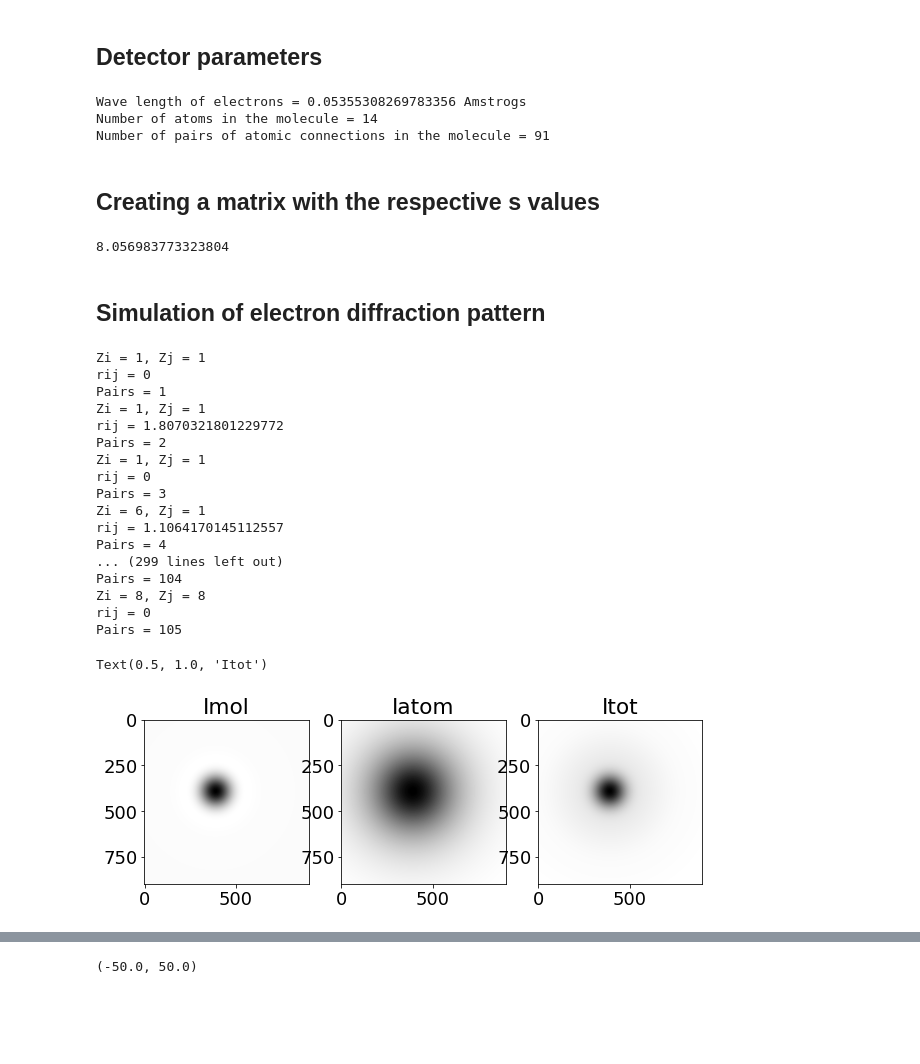
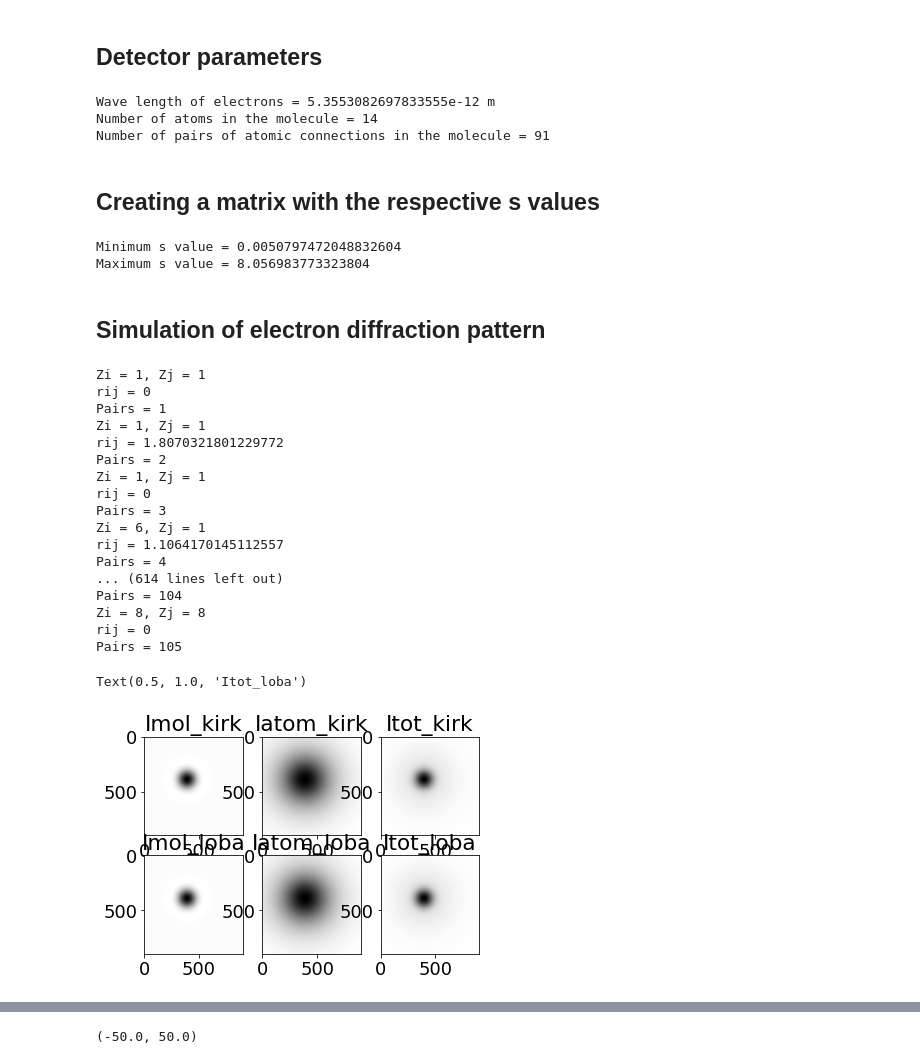
Before and after one commit to meghanad-kayanattil/Electron-diffraction, a Jupyter notebook: Simulation of gas-phase electron diffraction pattern.ipynb, the cells around one changed output, grey strips where cells are left out. Drawn from its saved outputs; the diff is of its cells as text; code cells hidden in the pictures; blank space fills up the shorter version.

```diff
--- a/Simulation of gas-phase electron diffraction pattern.ipynb
+++ b/Simulation of gas-phase electron diffraction pattern.ipynb
@@ -196,16 +288,16 @@ lambda_e = (planck_c*speed_light/(math.sqrt(KE*1000*(KE*1000+2*m0*speed_light**2
 #Defining the detector parameters this can be adapted from the experiment
 xcen = 391.55 #center of the diffraction
 ycen = 393.03 #center of the diffraction
-pixel_size_det = 4.8e-5 #size of the pixel
+pixel_size_det = 4.8e-5#size of the pixel
 shape_det = [900,900]
 distanceDet = 0.5 # in m
-wavel = lambda_e*1e10;
-print('Wave length of electrons = {} Amstrogs'.format(wavel)) #for 50kv electrons
+wavel = lambda_e
+print('Wave length of electrons = {} m'.format(wavel)) #for 50kv electrons
 N_atoms = len(xyz); print('Number of atoms in the molecule = {}'.format(N_atoms))
 pairs = int(N_atoms*(N_atoms-1)/2); print('Number of pairs of atomic connections in the molecule = {}'.format(pairs));
 r = np.zeros(pairs)
 # %% [output]
-Wave length of electrons = 0.05355308269783356 Amstrogs
+Wave length of electrons = 5.3553082697833555e-12 m
 Number of atoms in the molecule = 14
 Number of pairs of atomic connections in the molecule = 91
 # %% [markdown]
@@ -226,22 +318,28 @@ d = []
 
 for x,y in zip(xx,yy):
     temp_holder = ((x-xcen)**2)+((y-ycen)**2)
-    #print(temp_holder)
+
     d.append(np.sqrt(temp_holder)*pixel_size_det)
 
 theta = np.arctan(np.divide(d,distanceDet))
 
 four_pi_lam  = 4*math.pi/wavel
 
-s = np.multiply(np.sin(np.divide(theta,2)),four_pi_lam)
+s = np.multiply(np.sin(np.divide(theta,2)),four_pi_lam)*1e-10
 
-np.max(s)
+print("Minimum s value = {}".format(s.min()))
+print("Maximum s value = {}".format(s.max()))
 # %% [output]
-8.056983773323804
+Minimum s value = 0.0050797472048832604
+Maximum s value = 8.056983773323804
 # %% [markdown]
 ## Simulation  of electron diffraction pattern
 # %%
-Iatom, Imol = scattering_int(xyz=xyz, dim = [899,899], s=s,N_atoms=14);
+#kirkland
+Iatom_kirk, Imol_kirk = scattering_int(xyz=xyz, dim = [899,899], s=s,N_atoms=14);
+
+#lobato
+Iatom_loba, Imol_loba = scattering_int_lobato(xyz=xyz, dim = [899,899], s=s,N_atoms=14);
 # %% [output]
 Zi = 1, Zj = 1
 rij = 0
@@ -255,24 +353,35 @@ Pairs = 3
 Zi = 6, Zj = 1
 rij = 1.1064170145112557
 Pairs = 4
-... (299 lines left out)
+... (614 lines left out)
 Pairs = 104
 Zi = 8, Zj = 8
 rij = 0
 Pairs = 105
 # %%
-Itot = Imol + Iatom
+Itot_kirk = Imol_kirk + Iatom_kirk
+Itot_loba = Imol_loba + Iatom_loba
 
-plt.figure(figsize=(10,27))
-plt.subplot(1,3,1)
-plt.imshow(Imol, cmap = 'binary')
-plt.title('Imol')
-plt.subplot(1,3,2)
-plt.imshow(Iatom, cmap = 'binary')
-plt.title('Iatom')
-plt.subplot(1,3,3)
-plt.imshow(Itot, cmap = 'binary')
-plt.title('Itot')
+
+plt.subplot(2,3,1)
+plt.imshow(Imol_kirk, cmap = 'binary')
+plt.title('Imol_kirk')
+plt.subplot(2,3,2)
+plt.imshow(Iatom_kirk, cmap = 'binary')
+plt.title('Iatom_kirk')
+plt.subplot(2,3,3)
+plt.imshow(Itot_kirk, cmap = 'binary')
+plt.title('Itot_kirk')
+
+plt.subplot(2,3,4)
+plt.imshow(Imol_loba, cmap = 'binary')
+plt.title('Imol_loba')
+plt.subplot(2,3,5)
+plt.imshow(Iatom_loba, cmap = 'binary')
+plt.title('Iatom_loba')
+plt.subplot(2,3,6)
+plt.imshow(Itot_loba, cmap = 'binary')
+plt.title('Itot_loba')
 # %% [output]
-Text(0.5, 1.0, 'Itot')
+Text(0.5, 1.0, 'Itot_loba')
-[figure, old version]
+[figure, new version]
```
Also changed, not shown: parts of 11 cells of this notebook, 1 other file.
